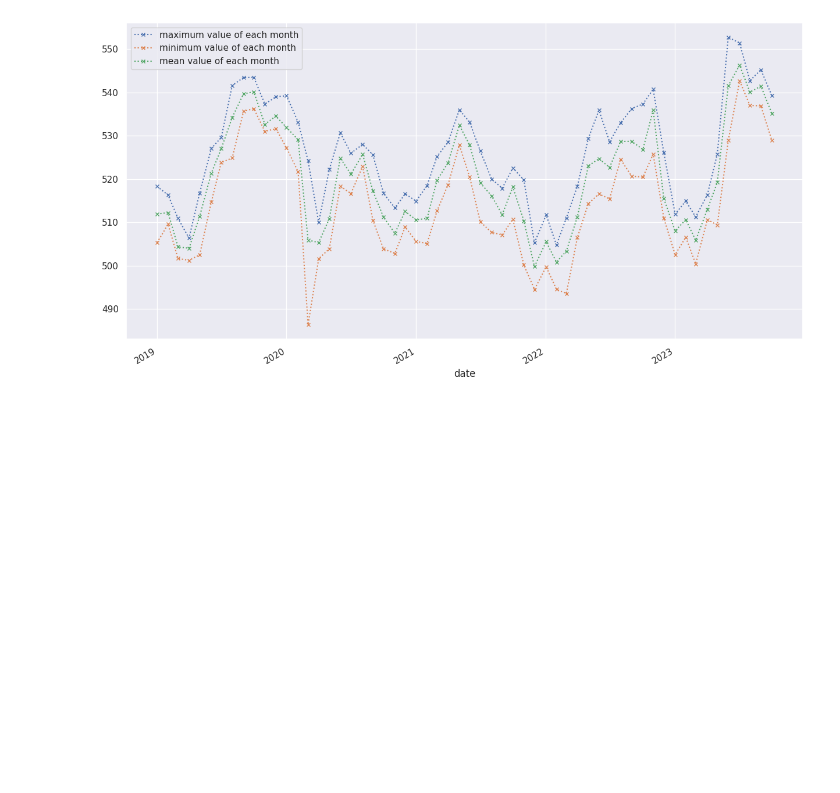
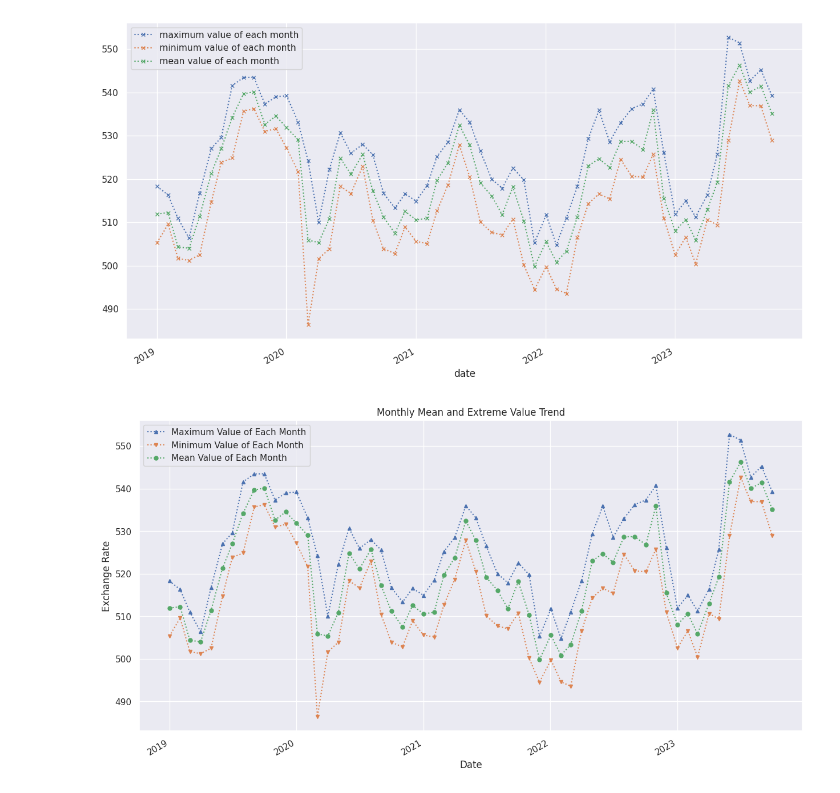
Before and after one commit to 5JKY/Project, a Jupyter notebook: data_visualization.ipynb, the cells around one changed output. Saved outputs shown, nothing was run; the diff lists cells and outputs as text; code cells hidden in the pictures; blank space fills up the shorter version.

```diff
--- a/data_visualization.ipynb
+++ b/data_visualization.ipynb
@@ -404,3 +429,25 @@ plt.legend()
 # %% [output]
 <matplotlib.legend.Legend at 0x...>
 [figure]
+# %%
+# Resample data
+max_monthly = selling_rates.resample('BMS').max()
+min_monthly = selling_rates.resample('BMS').min()
+mean_monthly = selling_rates.resample('BMS').mean()
+
+
+# Plot maximum, minimum, and mean values for each month with different markers
+max_monthly.plot(style=':', label='Maximum Value of Each Month', marker='^', markersize=5)
+min_monthly.plot(style=':', label='Minimum Value of Each Month', marker='v', markersize=5)
+mean_monthly.plot(style=':', label='Mean Value of Each Month', marker='o', markersize=5)
+
+# Customize the plot
+plt.title('Monthly Mean and Extreme Value Trend')
+plt.xlabel('Date')
+plt.ylabel('Exchange Rate')
+plt.legend()
+
+# Display the plot
+plt.show()
+# %% [output]
+[figure, added]
```
Also changed, not shown: parts of 1 cell of this notebook.
